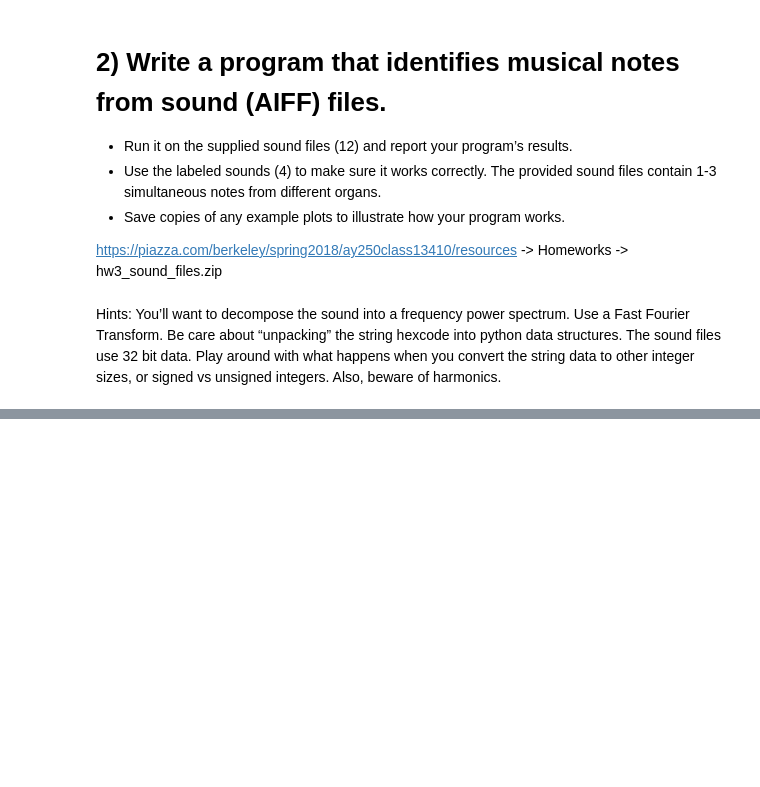
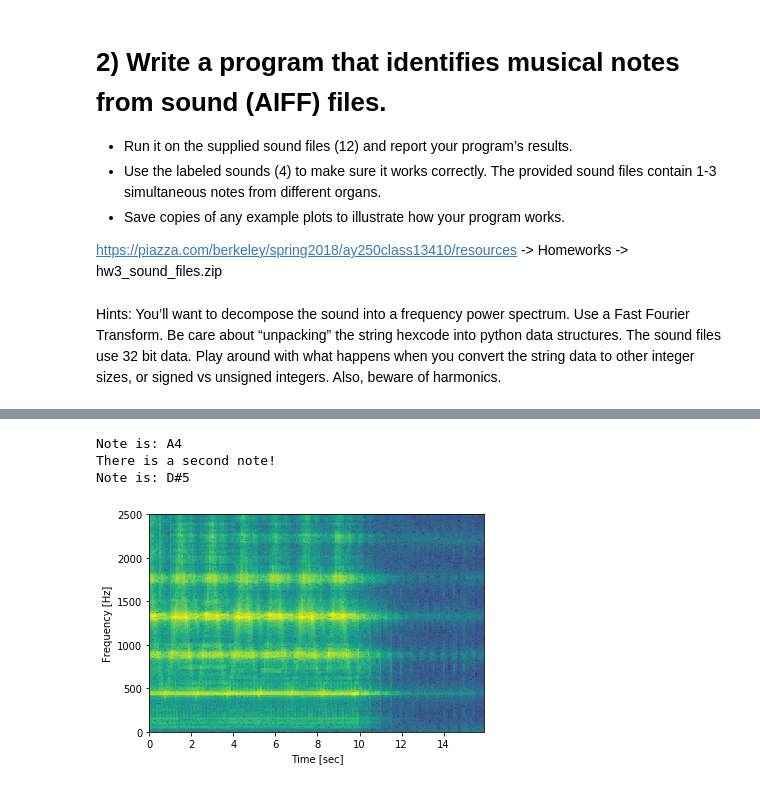
Before and after one commit to micbru/a250-hw, a Jupyter notebook: hw_3/hw3.ipynb, the cells around one changed output, grey strips where cells are left out. Cells and saved outputs as stored; diff of their text form; code cells hidden in the pictures; blank space fills up the shorter version.

```diff
--- a/hw_3/hw3.ipynb
+++ b/hw_3/hw3.ipynb
@@ -469,0 +463,8 @@ Note is: C4
+# %%
+fname = './sound_files/3.aif'
+find_notes(fname)
+# %% [output]
+Note is: A4
+There is a second note!
+Note is: D#5
+[figure, added]
```
Also changed, not shown: parts of 21 cells of this notebook, 1 other file.
